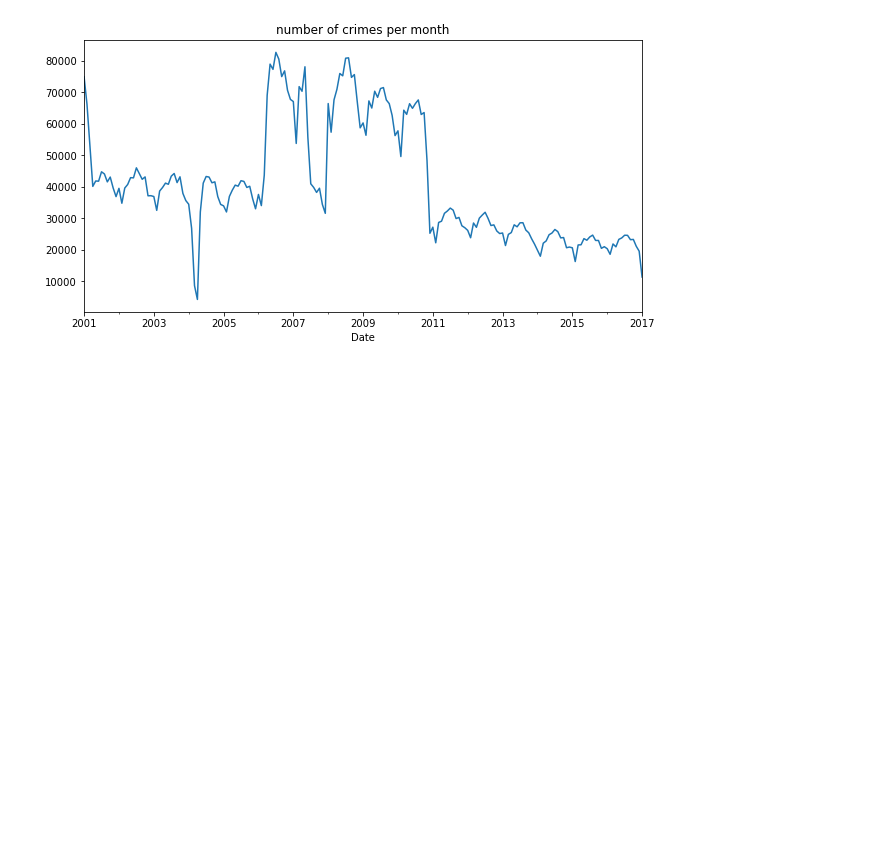
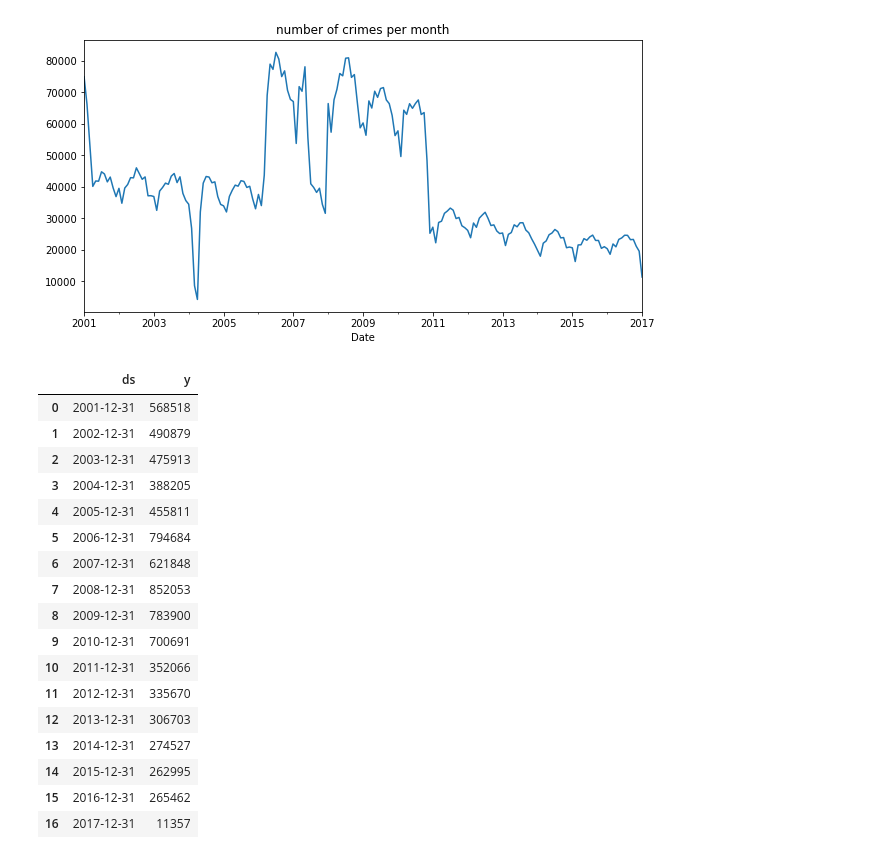
Before and after one commit to hamednasr/Chicago-Crime-Rate-Prediction, a Jupyter notebook: Chicago Crime Rate my code.ipynb, the cells around one changed output. Drawn from its saved outputs; the diff is of its cells as text; code cells hidden in the pictures; blank space fills up the shorter version.

Commit message:
make data ready for fprophet

```diff
--- a/Chicago Crime Rate my code.ipynb
+++ b/Chicago Crime Rate my code.ipynb
@@ -175,6 +175,6 @@ sns.countplot(y=chicago_crime['Location Description'],
 <AxesSubplot:xlabel='count', ylabel='Location Description'>
 [figure]
 # %%
-chicago_crime_year = chicago_crime.resample('Y').size()
+chicago_crime_year = pd.DataFrame(chicago_crime.resample('Y').size())
 chicago_crime_year
 # %% [output]
@@ -209,3 +209,28 @@ chicago_crime_month.plot(kind = 'line',figsize=(10,5),title='number of crimes pe
 # %% [output]
 <AxesSubplot:title={'center':'number of crimes per month'}, xlabel='Date'>
 [figure]
+# %%
+chicago_crime_year.reset_index(inplace=True)
+# %%
+chicago_crime_year.columns = ['ds','y']
+# %%
+chicago_crime_year
+# %% [output]
+|  | ds | y |
+| 0 | 2001-12-31 | 568518 |
+| 1 | 2002-12-31 | 490879 |
+| 2 | 2003-12-31 | 475913 |
+| 3 | 2004-12-31 | 388205 |
+| 4 | 2005-12-31 | 455811 |
+| 5 | 2006-12-31 | 794684 |
+| 6 | 2007-12-31 | 621848 |
+| 7 | 2008-12-31 | 852053 |
+| 8 | 2009-12-31 | 783900 |
+| 9 | 2010-12-31 | 700691 |
+| 10 | 2011-12-31 | 352066 |
+| 11 | 2012-12-31 | 335670 |
+| 12 | 2013-12-31 | 306703 |
+| 13 | 2014-12-31 | 274527 |
+| 14 | 2015-12-31 | 262995 |
+| 15 | 2016-12-31 | 265462 |
+| 16 | 2017-12-31 | 11357 |
```
Also changed, not shown: parts of 2 cells of this notebook.
